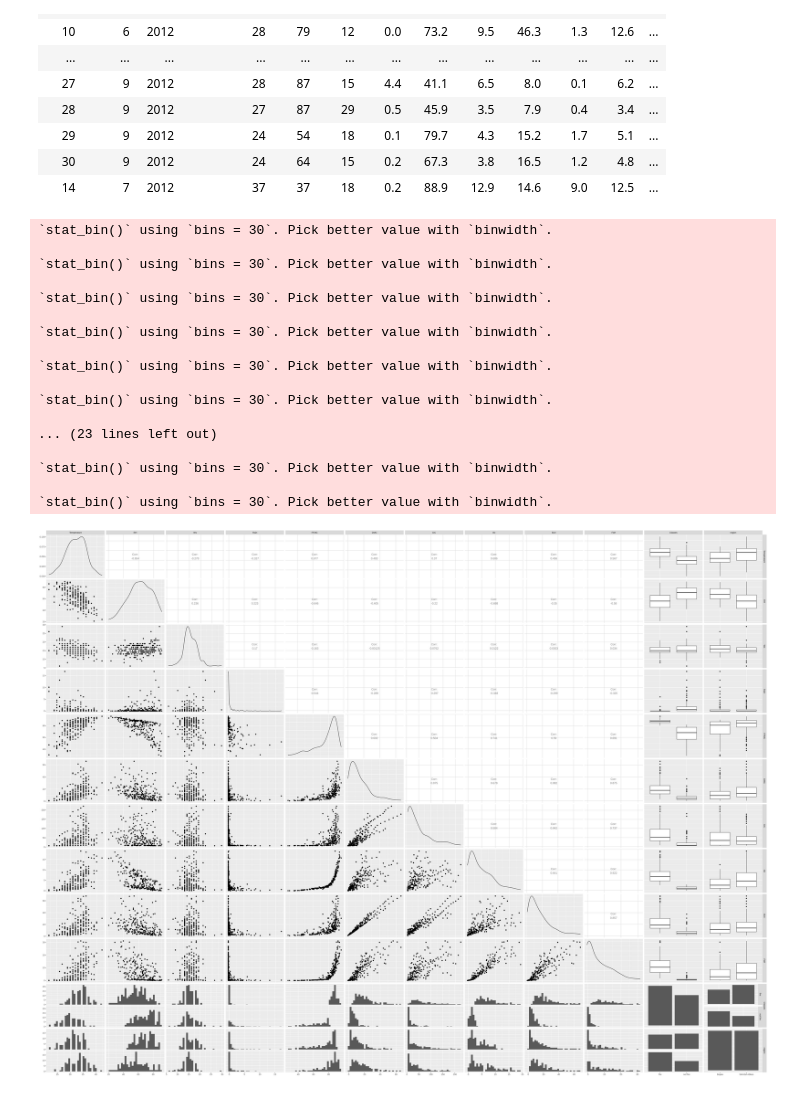
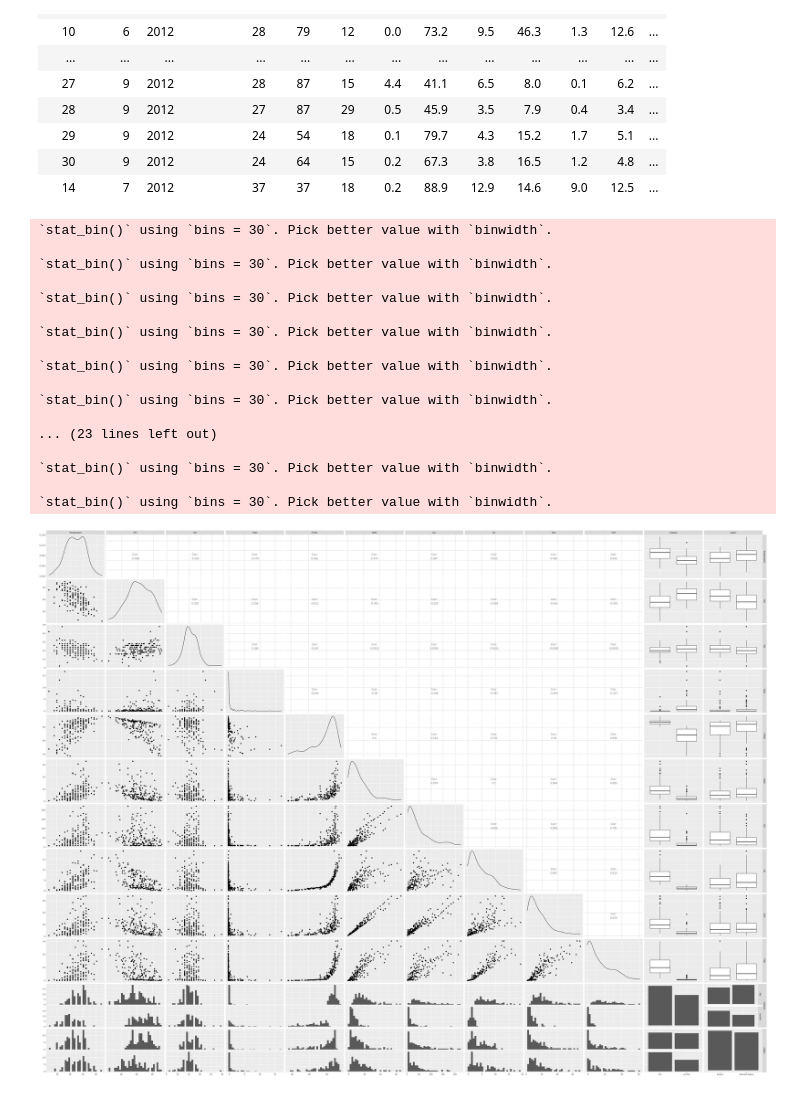
Before and after one commit to danielhou13/DSCI-100-Project-gr-17, a Jupyter notebook: Proposal.ipynb, the cells around one changed output. Drawn from its saved outputs; the diff is of its cells as text; code cells hidden in the pictures.

Commit message:
Created training and testing data

```diff
--- a/Proposal.ipynb
+++ b/Proposal.ipynb
@@ -130,34 +130,34 @@ A tibble: 244 × 16
 # #preliminary visualization of each of the means based on Paid status and Type
 # options(repr.plot.height = 30, repr.plot.width = 40)
 # fb_data_training %>%
 #     ggplot(aes(x = Post_hour, y= Total_Interactions)) +
 #     geom_point() +
 #     facet_wrap(~ Post_weekday, scales = "free_y", ncol = 3)+
 #     xlab("Hour") +
 #     ylab("Number of Interactions") +
 #     theme(text = element_text(size = 25))
 
-fire_data_comp %>%
+fire_data_training %>%
     select(-day, -month, -year, -seq) %>%
     ggpairs(axisLabels = "show")
 # %% [output]
 `stat_bin()` using `bins = 30`. Pick better value with `binwidth`.
 
 `stat_bin()` using `bins = 30`. Pick better value with `binwidth`.
 
 `stat_bin()` using `bins = 30`. Pick better value with `binwidth`.
 
 `stat_bin()` using `bins = 30`. Pick better value with `binwidth`.
 
 `stat_bin()` using `bins = 30`. Pick better value with `binwidth`.
 
 `stat_bin()` using `bins = 30`. Pick better value with `binwidth`.
 
 ... (23 lines left out)
 
 `stat_bin()` using `bins = 30`. Pick better value with `binwidth`.
 
 `stat_bin()` using `bins = 30`. Pick better value with `binwidth`.
-[figure, old version]
+[figure, new version]
 # %%
 ## Methods
```
